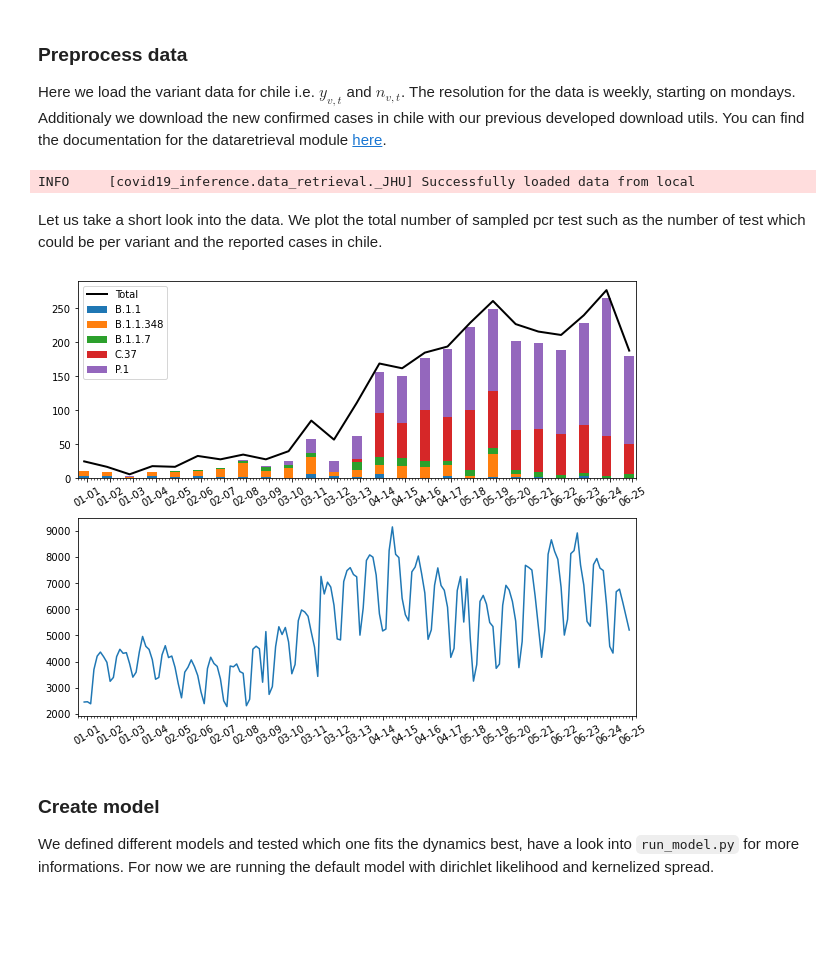
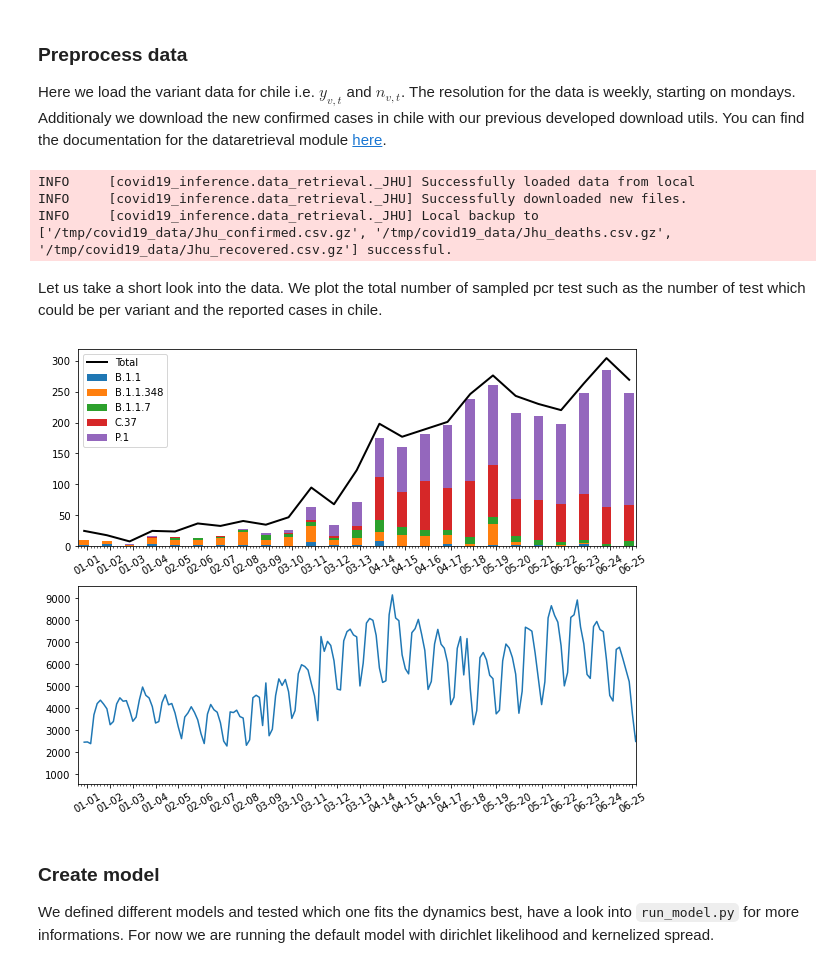
Before and after one commit to Priesemann-Group/covid19_variants_chile, a Jupyter notebook: Modelv3.ipynb, the cells around one changed output. Saved outputs shown, nothing was run; the diff lists cells and outputs as text; code cells hidden in the pictures; blank space fills up the shorter version.

```diff
--- a/Modelv3.ipynb
+++ b/Modelv3.ipynb
@@ -18,7 +18,7 @@ import covid19_inference
 
 import pandas as pd
 import numpy as np
-from datetime import datetime, timedelta
+import datetime
 import matplotlib.pyplot as plt
 import pickle
 import os
@@ -31,13 +31,15 @@ os.environ["MKL_NUM_THREADS"] = n_threads
 os.environ["OMP_NUM_THREADS"] = n_threads
 os.environ["NUMEXPR_NUM_THREADS"] = n_threads
 os.environ["OPENBLAS_NUM_THREADS"] = n_threads
+
+data_end = datetime.datetime(2021,7,24)
 # %% [markdown]
 ### Preprocess data
 
 Here we load the variant data for chile i.e. $y_{v,t}$ and $n_{v,t}$. The resolution for the data is weekly, starting on mondays. Additionaly we download the new confirmed cases in chile with our previous developed download utils. You can find the documentation for the dataretrieval module [here](https://covid19-inference.readthedocs.io/en/latest/doc/data_retrieval.html).
 # %%
 # Load data variants
-variants = pd.read_excel("./data/Chile_Variants_Updated_without_airports.xlsx",sheet_name="Variants_Count")
+variants = pd.read_excel("./data/Chile_Variants_Updated_with_airports.xlsx",sheet_name="Variants_Count")
 variants = variants.set_index('Lineage').T
 variants.index.name = "Week"
 variants.index = pd.to_datetime(variants.index + '-1', format='%V_%G-%u')
@@ -46,9 +48,12 @@ variant_names = ["B.1.1", "B.1.1.348", "B.1.1.7", "C.37", "P.1"]
 
 # Load casenumbers chile and sum over weeks
 jhu = covid19_inference.data_retrieval.JHU(True)
-new_cases_obs = jhu.get_new(country="Chile",data_begin=variants.index[0],data_end=variants.index[-1])
+new_cases_obs = jhu.get_new(country="Chile",data_begin=variants.index[0],data_end=data_end)
+jhu.download_all_available_data(force_download=True)
 # %% [output]
 INFO     [covid19_inference.data_retrieval._JHU] Successfully loaded data from local
+INFO     [covid19_inference.data_retrieval._JHU] Successfully downloaded new files.
+INFO     [covid19_inference.data_retrieval._JHU] Local backup to ['/tmp/covid19_data/Jhu_confirmed.csv.gz', '/tmp/covid19_data/Jhu_deaths.csv.gz', '/tmp/covid19_data/Jhu_recovered.csv.gz'] successful.
 # %% [markdown]
 Let us take a short look into the data. We plot the total number of sampled pcr test such as the number of test which could be per variant and the reported cases in chile.
 # %%
@@ -63,35 +68,35 @@ for c in variants.columns:
 axes[0] = covid19_inference.plot._timeseries(
     x=variants.index,
     y=variants["N_Total"],
     what="model",
     color="black",
     ax=axes[0],
     label="Total",
     lw=2
 )
 axes[0].legend()
 axes[1] = covid19_inference.plot._timeseries(
     x=new_cases_obs.index,
     y=new_cases_obs,
     what="model",
     color="tab:blue",
     ax=axes[1],
 )
 
 # Date layout
 date_form = DateFormatter("%m-%V")
 
 # Markup
 for ax in axes:
     ax.set_xticklabels(ax.get_xticks(), rotation=30)
     ax.xaxis.set_major_formatter(date_form)
     ax.xaxis.set_major_locator(WeekdayLocator(interval=1))
-    _ = ax.set_xlim(variants.index[0]-timedelta(days=2), variants.index[-1]+timedelta(days=2))
+    _ = ax.set_xlim(variants.index[0]-datetime.timedelta(days=2), variants.index[-1]+datetime.timedelta(days=2))
 
 fig.savefig("figures/overview.png",dpi=300)
 fig.savefig("figures/overview.pdf",dpi=300)
 # %% [output]
-[figure, old version]
+[figure, new version]
 # %% [markdown]
 ### Create model
 
```
Also changed, not shown: parts of 24 cells of this notebook, 1 other file.
